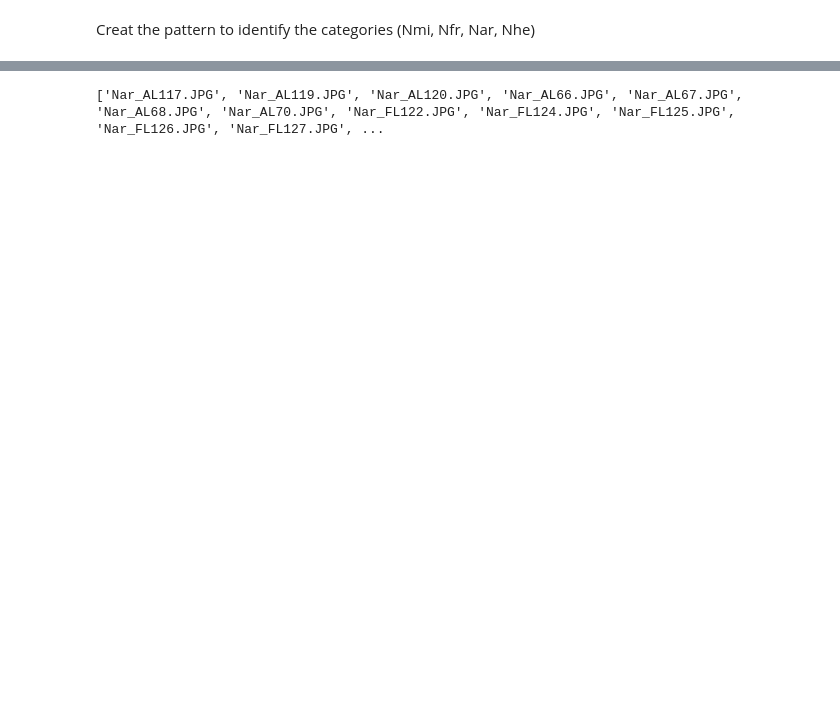
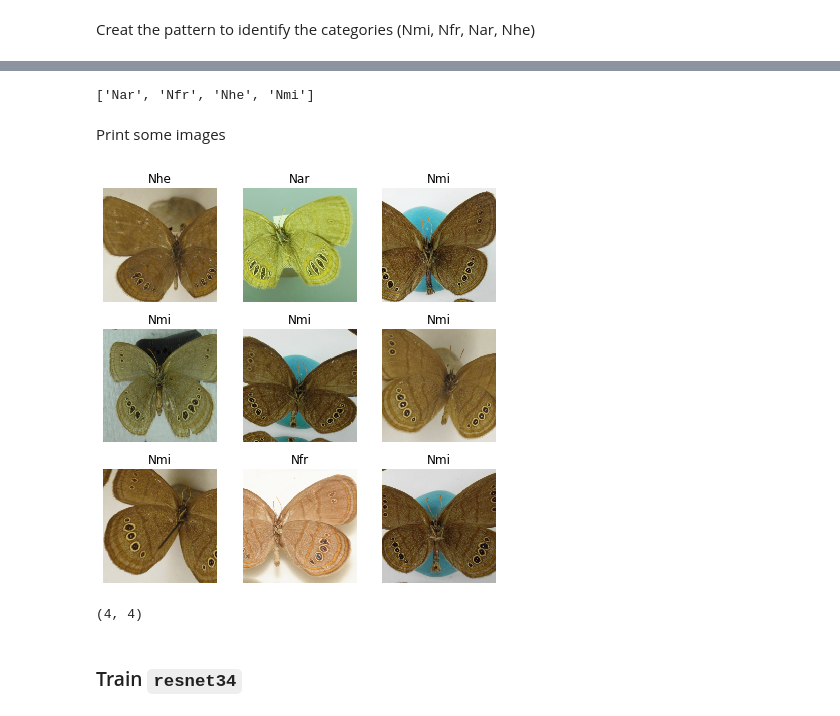
Before and after one commit to butterflyology/Neonympha_geomorph, a Jupyter notebook: code/pytorch_classification.ipynb, the cells around one changed output, grey strips where cells are left out. Cells and saved outputs as stored; diff of their text form; code cells hidden in the pictures; blank space fills up the shorter version.

```diff
--- a/code/pytorch_classification.ipynb
+++ b/code/pytorch_classification.ipynb
@@ -18,6 +18,7 @@ Autosaving every 60 seconds
 # %%
 from fastai import *
 from fastai.vision import *
+batch_size = 64
 # %% [markdown]
 Set the random seed
 # %%
@@ -43,4 +37,6 @@ cat_pat = r'([^/]+_.+.JPG)$'
+# %%
+cat_pat = '(N[a-z][a-z])'
 # %%
-image_data = ImageDataBunch.from_folder(image_path,file_names, \
-                                         ds_tfms = get_transforms(), \
-                                         size = 224)
+image_data = ImageDataBunch.from_name_re(image_path, file_names, \
+                                         pat = cat_pat, ds_tfms = get_transforms(), \
+                                         size = 224, bs = batch_size)
@@ -70,4 +65,16 @@ Test: None
 # %%
 print(image_data.classes)
 # %% [output]
-['Nar_AL117.JPG', 'Nar_AL119.JPG', 'Nar_AL120.JPG', 'Nar_AL66.JPG', 'Nar_AL67.JPG', 'Nar_AL68.JPG', 'Nar_AL70.JPG', 'Nar_FL122.JPG', 'Nar_FL124.JPG', 'Nar_FL125.JPG', 'Nar_FL126.JPG', 'Nar_FL127.JPG', ...
+['Nar', 'Nfr', 'Nhe', 'Nmi']
+# %% [markdown]
+Print some images
+# %%
+image_data.show_batch(rows = 3, figsize = (6, 6))
+# %% [output]
+[figure, added]
+# %%
+len(image_data.classes), image_data.c
+# %% [output]
+(4, 4)
+# %% [markdown]
+### Train `resnet34`
```
Also changed, not shown: parts of 11 cells of this notebook, 2 other files.
